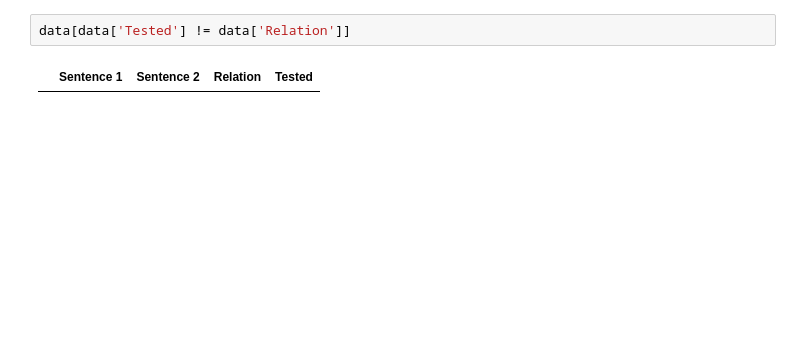
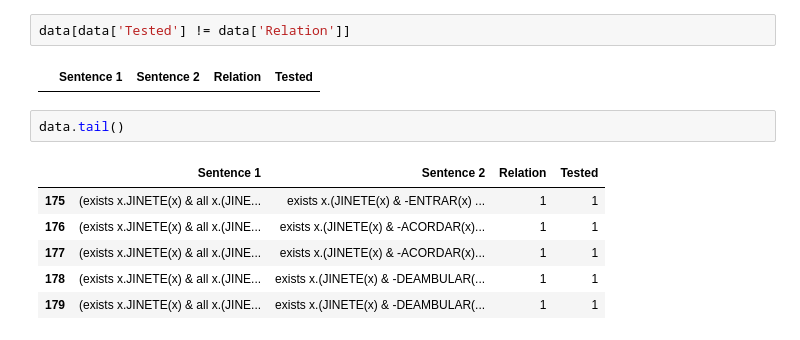
Before and after one commit to EAndrade-Lotero/LogicParserRL, a Jupyter notebook: Notebooks/test_logico_negacion.ipynb, the cells around one changed output. Drawn from its saved outputs; the diff is of its cells as text; blank space fills up the shorter version.

```diff
--- a/Notebooks/test_logico_negacion.ipynb
+++ b/Notebooks/test_logico_negacion.ipynb
@@ -89,3 +105,12 @@ Sentences: (exists x.MUEBLE(x) & all x.(MUEBLE(x) -> CALLAR(x))) exists x.(MUEBL
 data[data['Tested'] != data['Relation']]
 # %% [output]
 |  | Sentence 1 | Sentence 2 | Relation | Tested |
+# %%
+data.tail()
+# %% [output]
+|  | Sentence 1 | Sentence 2 | Relation | Tested |
+| 175 | (exists x.JINETE(x) & all x.(JINE... | exists x.(JINETE(x) & -ENTRAR(x) ... | 1 | 1 |
+| 176 | (exists x.JINETE(x) & all x.(JINE... | exists x.(JINETE(x) & -ACORDAR(x)... | 1 | 1 |
+| 177 | (exists x.JINETE(x) & all x.(JINE... | exists x.(JINETE(x) & -ACORDAR(x)... | 1 | 1 |
+| 178 | (exists x.JINETE(x) & all x.(JINE... | exists x.(JINETE(x) & -DEAMBULAR(... | 1 | 1 |
+| 179 | (exists x.JINETE(x) & all x.(JINE... | exists x.(JINETE(x) & -DEAMBULAR(... | 1 | 1 |
```
Also changed, not shown: parts of 2 cells of this notebook, 23 other files.
